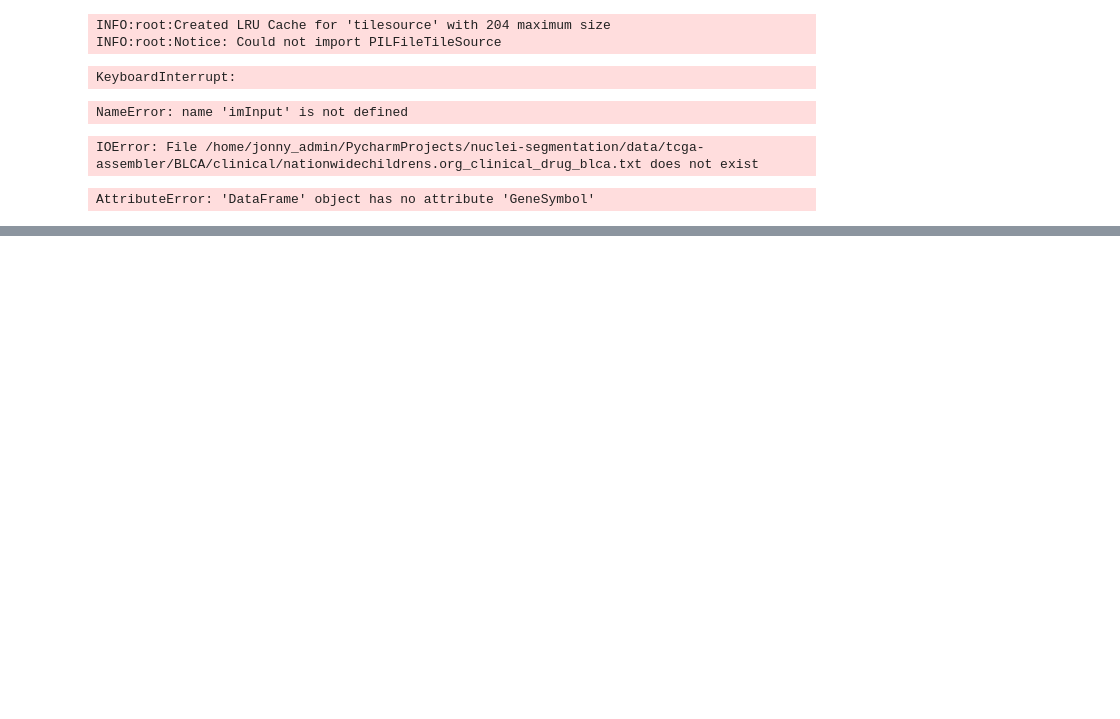
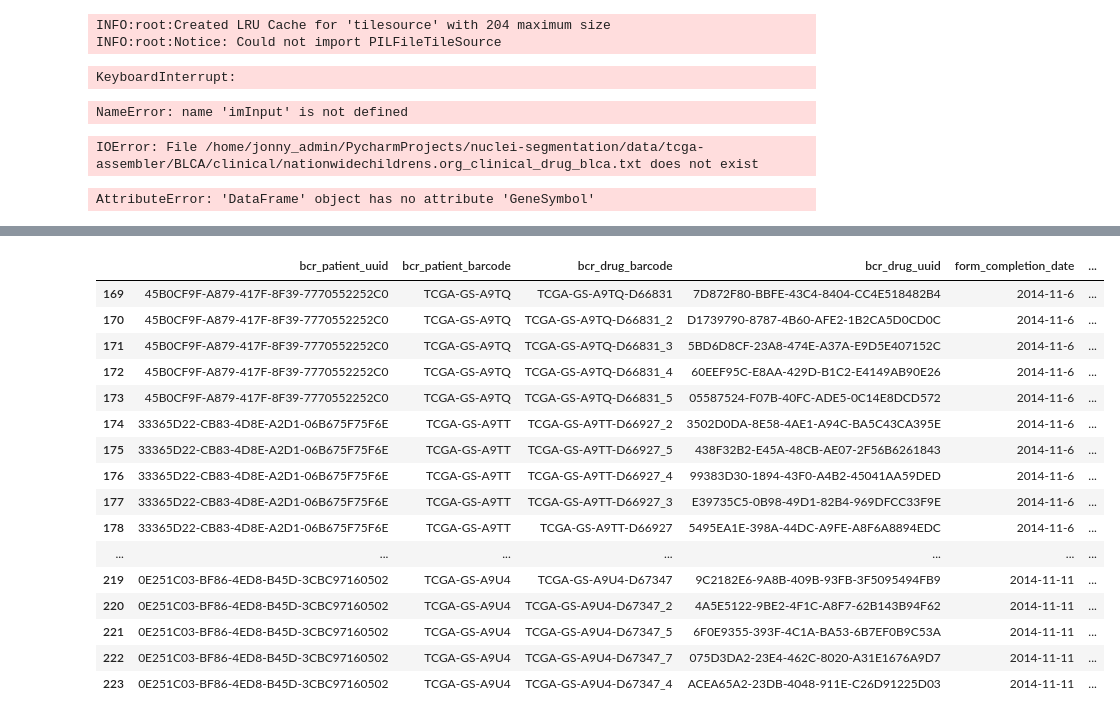
Before and after one commit to JonnyTran/nuclei-segmentation, a Jupyter notebook: notebooks/import_files.ipynb, the cells around one changed output, grey strips where cells are left out. Saved outputs shown, nothing was run; the diff lists cells and outputs as text; code cells hidden in the pictures; blank space fills up the shorter version.

```diff
--- a/notebooks/import_files.ipynb
+++ b/notebooks/import_files.ipynb
@@ -96,4 +95,24 @@ Ancillary          2
 Name: pharmaceutical_therapy_type, dtype: int64
+# %%
+table[table['pharmaceutical_therapy_type']=='Immunotherapy']
+# %% [output]
+|  | bcr_patient_uuid | bcr_patient_barcode | bcr_drug_barcode | bcr_drug_uuid | form_completion_date | ... |
+| 169 | 45B0CF9F-A879-417F-8F39-7770552252C0 | TCGA-GS-A9TQ | TCGA-GS-A9TQ-D66831 | 7D872F80-BBFE-43C4-8404-CC4E518482B4 | 2014-11-6 | ... |
+| 170 | 45B0CF9F-A879-417F-8F39-7770552252C0 | TCGA-GS-A9TQ | TCGA-GS-A9TQ-D66831_2 | D1739790-8787-4B60-AFE2-1B2CA5D0CD0C | 2014-11-6 | ... |
+| 171 | 45B0CF9F-A879-417F-8F39-7770552252C0 | TCGA-GS-A9TQ | TCGA-GS-A9TQ-D66831_3 | 5BD6D8CF-23A8-474E-A37A-E9D5E407152C | 2014-11-6 | ... |
+| 172 | 45B0CF9F-A879-417F-8F39-7770552252C0 | TCGA-GS-A9TQ | TCGA-GS-A9TQ-D66831_4 | 60EEF95C-E8AA-429D-B1C2-E4149AB90E26 | 2014-11-6 | ... |
+| 173 | 45B0CF9F-A879-417F-8F39-7770552252C0 | TCGA-GS-A9TQ | TCGA-GS-A9TQ-D66831_5 | 05587524-F07B-40FC-ADE5-0C14E8DCD572 | 2014-11-6 | ... |
+| 174 | 33365D22-CB83-4D8E-A2D1-06B675F75F6E | TCGA-GS-A9TT | TCGA-GS-A9TT-D66927_2 | 3502D0DA-8E58-4AE1-A94C-BA5C43CA395E | 2014-11-6 | ... |
+| 175 | 33365D22-CB83-4D8E-A2D1-06B675F75F6E | TCGA-GS-A9TT | TCGA-GS-A9TT-D66927_5 | 438F32B2-E45A-48CB-AE07-2F56B6261843 | 2014-11-6 | ... |
+| 176 | 33365D22-CB83-4D8E-A2D1-06B675F75F6E | TCGA-GS-A9TT | TCGA-GS-A9TT-D66927_4 | 99383D30-1894-43F0-A4B2-45041AA59DED | 2014-11-6 | ... |
+| 177 | 33365D22-CB83-4D8E-A2D1-06B675F75F6E | TCGA-GS-A9TT | TCGA-GS-A9TT-D66927_3 | E39735C5-0B98-49D1-82B4-969DFCC33F9E | 2014-11-6 | ... |
+| 178 | 33365D22-CB83-4D8E-A2D1-06B675F75F6E | TCGA-GS-A9TT | TCGA-GS-A9TT-D66927 | 5495EA1E-398A-44DC-A9FE-A8F6A8894EDC | 2014-11-6 | ... |
+| ... | ... | ... | ... | ... | ... | ... |
+| 219 | 0E251C03-BF86-4ED8-B45D-3CBC97160502 | TCGA-GS-A9U4 | TCGA-GS-A9U4-D67347 | 9C2182E6-9A8B-409B-93FB-3F5095494FB9 | 2014-11-11 | ... |
+| 220 | 0E251C03-BF86-4ED8-B45D-3CBC97160502 | TCGA-GS-A9U4 | TCGA-GS-A9U4-D67347_2 | 4A5E5122-9BE2-4F1C-A8F7-62B143B94F62 | 2014-11-11 | ... |
+| 221 | 0E251C03-BF86-4ED8-B45D-3CBC97160502 | TCGA-GS-A9U4 | TCGA-GS-A9U4-D67347_5 | 6F0E9355-393F-4C1A-BA53-6B7EF0B9C53A | 2014-11-11 | ... |
+| 222 | 0E251C03-BF86-4ED8-B45D-3CBC97160502 | TCGA-GS-A9U4 | TCGA-GS-A9U4-D67347_7 | 075D3DA2-23E4-462C-8020-A31E1676A9D7 | 2014-11-11 | ... |
+| 223 | 0E251C03-BF86-4ED8-B45D-3CBC97160502 | TCGA-GS-A9U4 | TCGA-GS-A9U4-D67347_4 | ACEA65A2-23DB-4048-911E-C26D91225D03 | 2014-11-11 | ... |
 # %%
 list(table.columns)
 # %% [output]
```
Also changed, not shown: parts of 4 cells of this notebook, 2 other files.
